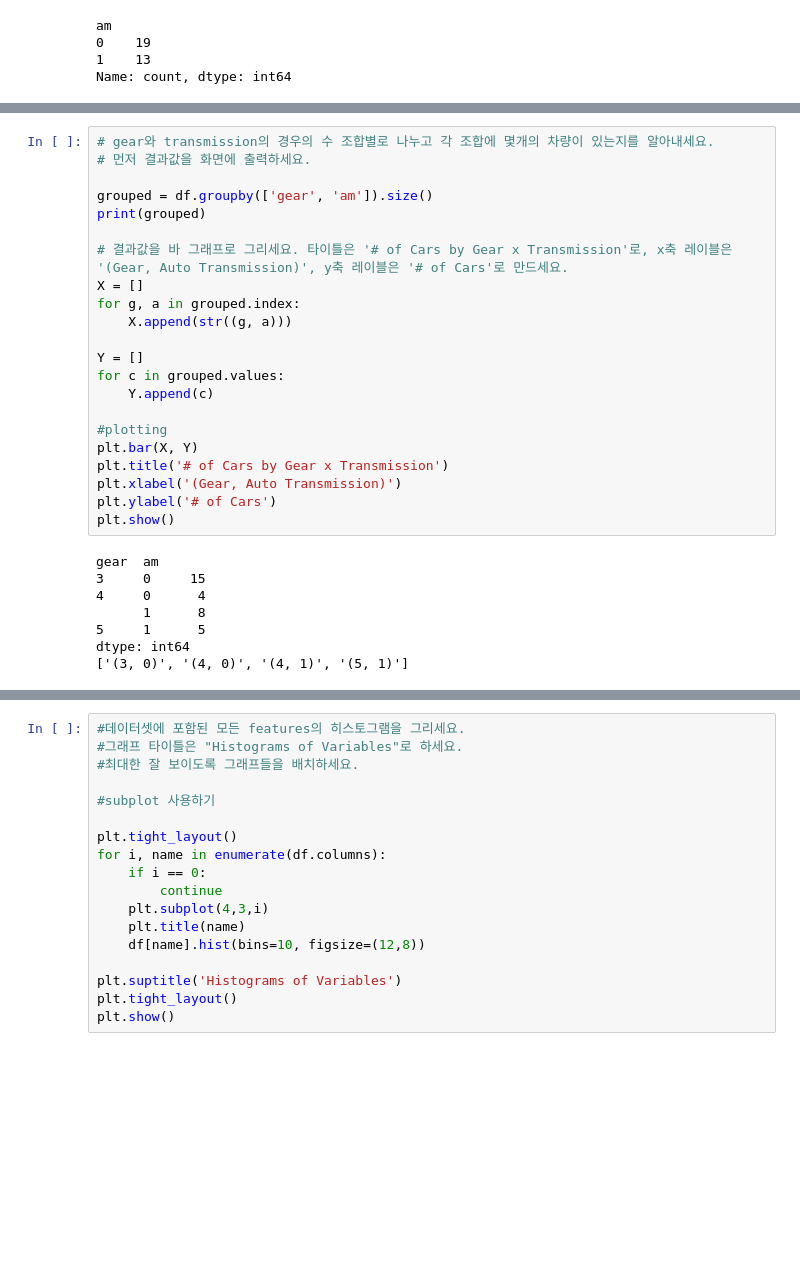
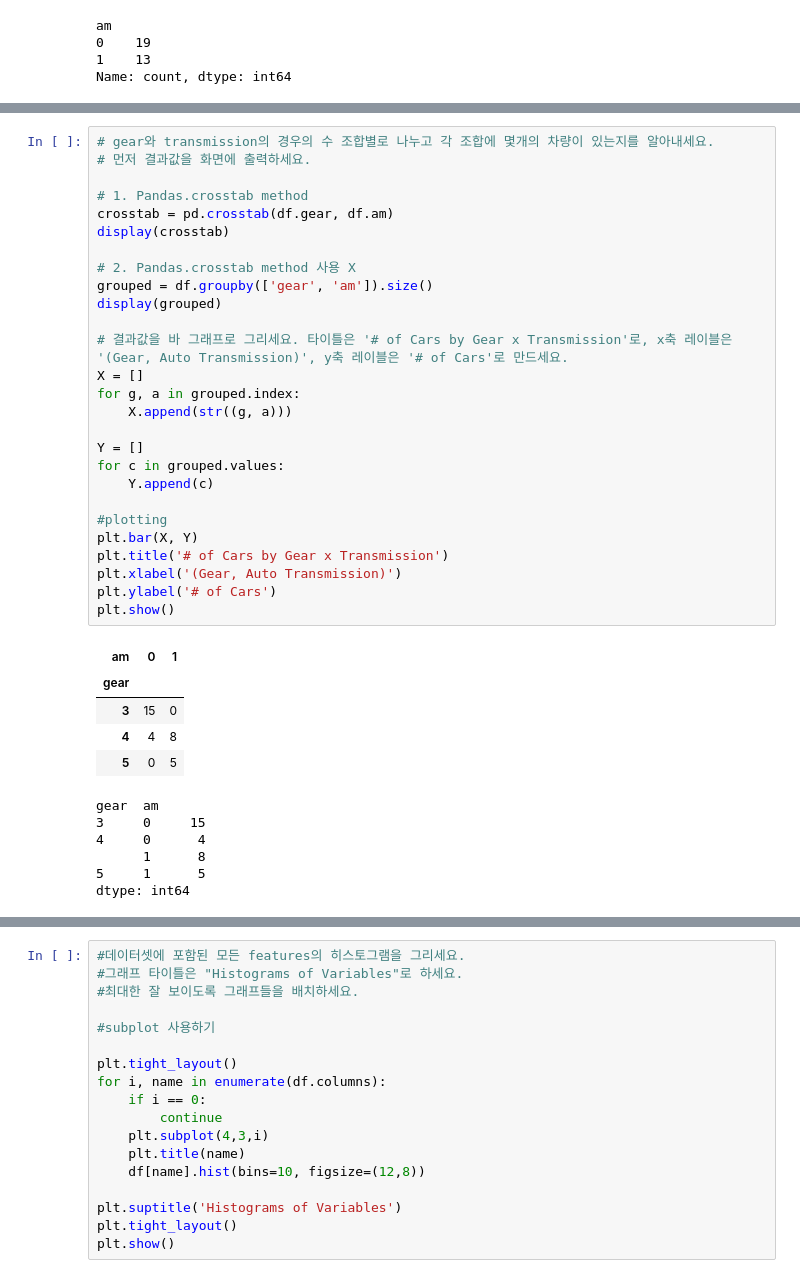
Before and after one commit to SpeOwO/Wiki-HMG, a Jupyter notebook: missions/W1/M1/m1.ipynb, the cells around one changed output, grey strips where cells are left out. Cells and saved outputs as stored; diff of their text form; blank space fills up the shorter version.

```diff
--- a/missions/W1/M1/m1.ipynb
+++ b/missions/W1/M1/m1.ipynb
@@ -129,33 +135,42 @@ print(len(df['am'].unique())) # transmission 값 종류 개수
 # %%
 # gear와 transmission의 경우의 수 조합별로 나누고 각 조합에 몇개의 차량이 있는지를 알아내세요.
 # 먼저 결과값을 화면에 출력하세요.
 
+# 1. Pandas.crosstab method
+crosstab = pd.crosstab(df.gear, df.am)
+display(crosstab)
+
+# 2. Pandas.crosstab method 사용 X
 grouped = df.groupby(['gear', 'am']).size()
-print(grouped)
+display(grouped)
 
 # 결과값을 바 그래프로 그리세요. 타이틀은 '# of Cars by Gear x Transmission'로, x축 레이블은 '(Gear, Auto Transmission)', y축 레이블은 '# of Cars'로 만드세요.
 X = []
 for g, a in grouped.index:
     X.append(str((g, a)))
 
 Y = []
 for c in grouped.values:
     Y.append(c)
 
 #plotting
 plt.bar(X, Y)
 plt.title('# of Cars by Gear x Transmission')
 plt.xlabel('(Gear, Auto Transmission)')
 plt.ylabel('# of Cars')
 plt.show()
 # %% [output]
+| am | 0 | 1 |
+| gear |  |  |
+| 3 | 15 | 0 |
+| 4 | 4 | 8 |
+| 5 | 0 | 5 |
 gear  am
 3     0     15
 4     0      4
       1      8
 5     1      5
 dtype: int64
-['(3, 0)', '(4, 0)', '(4, 1)', '(5, 1)']
 [figure]
 # %%
 #데이터셋에 포함된 모든 features의 히스토그램을 그리세요.
```
Also changed, not shown: parts of 4 cells of this notebook.
